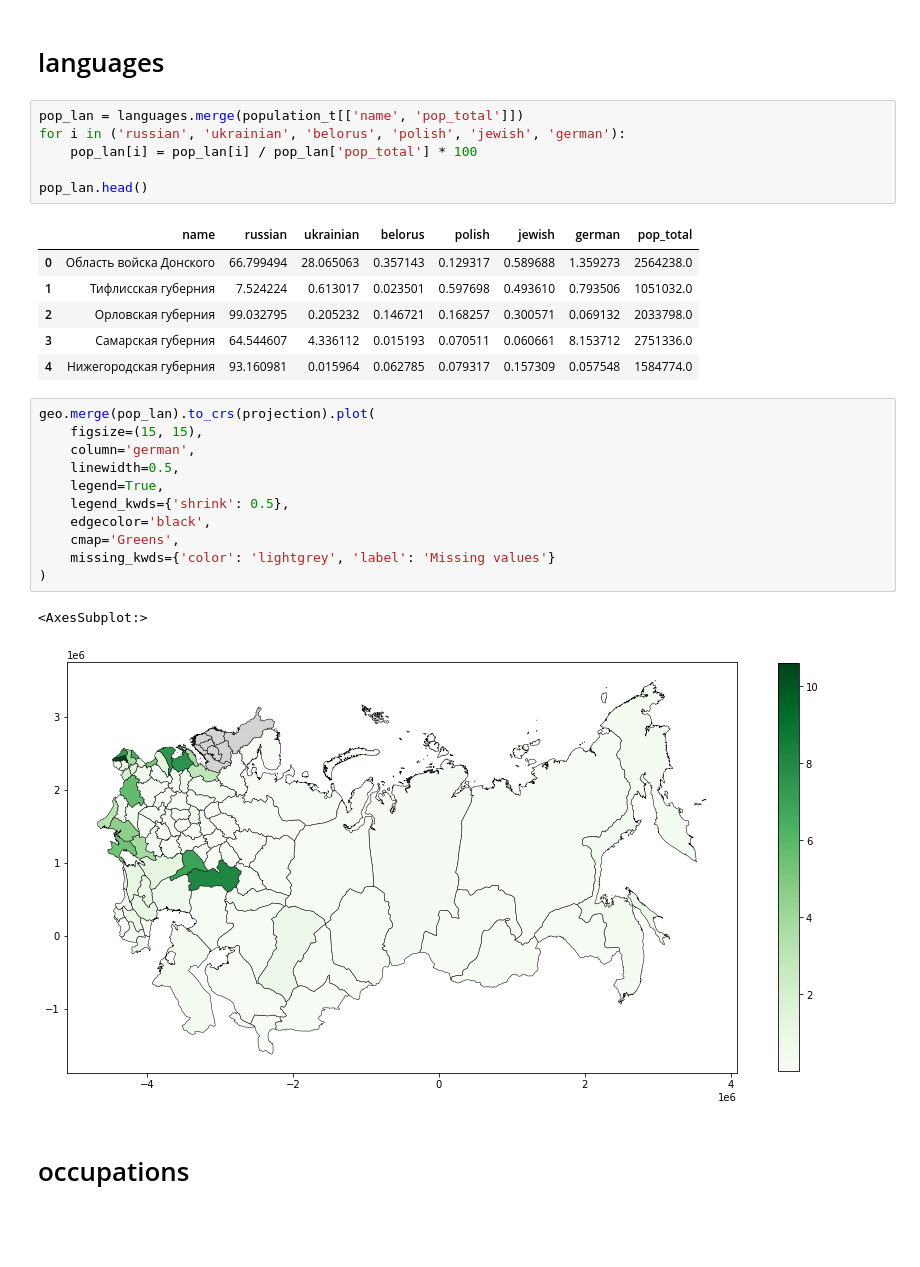
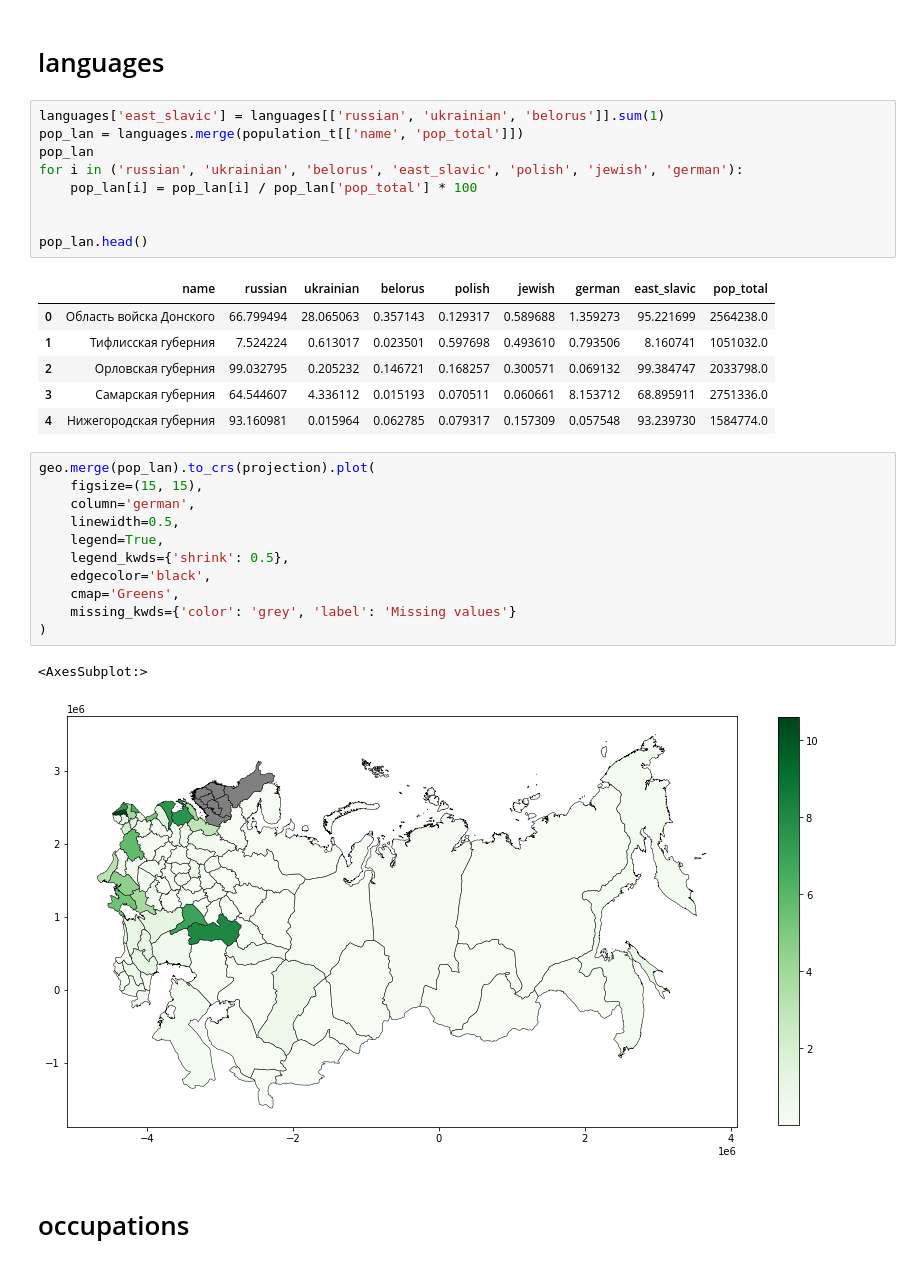
Before and after one commit to fant0md/empire-migrations-coursework, a Jupyter notebook: dataset-creation.ipynb, the cells around one changed output. Cells and saved outputs as stored; diff of their text form; blank space fills up the shorter version.

```diff
--- a/dataset-creation.ipynb
+++ b/dataset-creation.ipynb
@@ -319,32 +318,35 @@ agriculture_pc.head()
 # %% [markdown]
 # languages
 # %%
+languages['east_slavic'] = languages[['russian', 'ukrainian', 'belorus']].sum(1)
 pop_lan = languages.merge(population_t[['name', 'pop_total']])
-for i in ('russian', 'ukrainian', 'belorus', 'polish', 'jewish', 'german'):
+pop_lan
+for i in ('russian', 'ukrainian', 'belorus', 'east_slavic', 'polish', 'jewish', 'german'):
     pop_lan[i] = pop_lan[i] / pop_lan['pop_total'] * 100
 
+
 pop_lan.head()
 # %% [output]
-|  | name | russian | ukrainian | belorus | polish | jewish | german | pop_total |
-| 0 | Область войска Донского | 66.799494 | 28.065063 | 0.357143 | 0.129317 | 0.589688 | 1.359273 | 2564238.0 |
-| 1 | Тифлисская губерния | 7.524224 | 0.613017 | 0.023501 | 0.597698 | 0.493610 | 0.793506 | 1051032.0 |
-| 2 | Орловская губерния | 99.032795 | 0.205232 | 0.146721 | 0.168257 | 0.300571 | 0.069132 | 2033798.0 |
-| 3 | Самарская губерния | 64.544607 | 4.336112 | 0.015193 | 0.070511 | 0.060661 | 8.153712 | 2751336.0 |
-| 4 | Нижегородская губерния | 93.160981 | 0.015964 | 0.062785 | 0.079317 | 0.157309 | 0.057548 | 1584774.0 |
+|  | name | russian | ukrainian | belorus | polish | jewish | german | east_slavic | pop_total |
+| 0 | Область войска Донского | 66.799494 | 28.065063 | 0.357143 | 0.129317 | 0.589688 | 1.359273 | 95.221699 | 2564238.0 |
+| 1 | Тифлисская губерния | 7.524224 | 0.613017 | 0.023501 | 0.597698 | 0.493610 | 0.793506 | 8.160741 | 1051032.0 |
+| 2 | Орловская губерния | 99.032795 | 0.205232 | 0.146721 | 0.168257 | 0.300571 | 0.069132 | 99.384747 | 2033798.0 |
+| 3 | Самарская губерния | 64.544607 | 4.336112 | 0.015193 | 0.070511 | 0.060661 | 8.153712 | 68.895911 | 2751336.0 |
+| 4 | Нижегородская губерния | 93.160981 | 0.015964 | 0.062785 | 0.079317 | 0.157309 | 0.057548 | 93.239730 | 1584774.0 |
 # %%
 geo.merge(pop_lan).to_crs(projection).plot(
     figsize=(15, 15),
     column='german',
     linewidth=0.5,
     legend=True,
     legend_kwds={'shrink': 0.5},
     edgecolor='black',
     cmap='Greens',
-    missing_kwds={'color': 'lightgrey', 'label': 'Missing values'}
+    missing_kwds={'color': 'grey', 'label': 'Missing values'}
 )
 # %% [output]
 <AxesSubplot:>
-[figure, old version]
+[figure, new version]
 # %% [markdown]
 # occupations
 # %%
```
Also changed, not shown: parts of 19 cells of this notebook, 21 other files.
